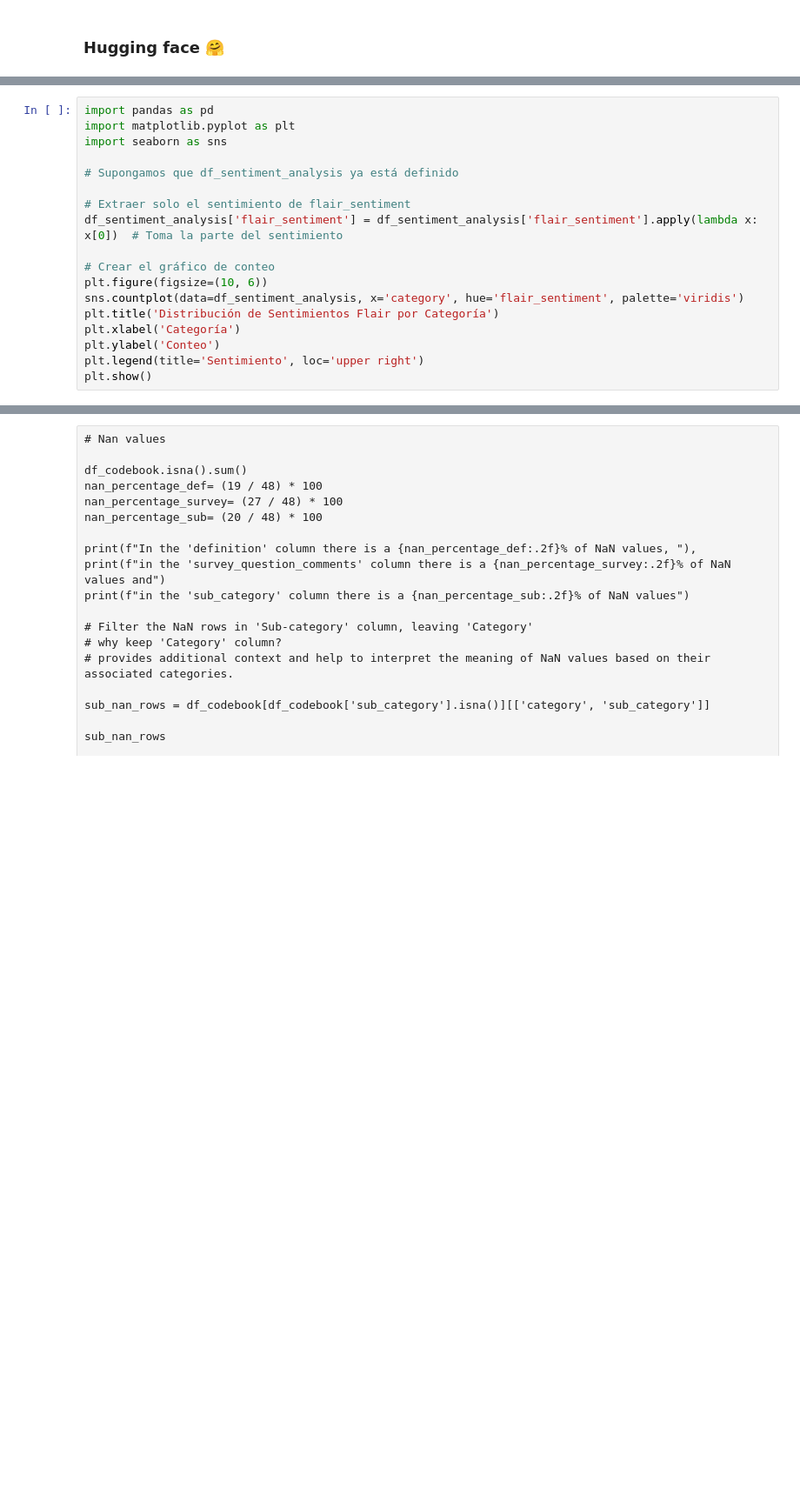
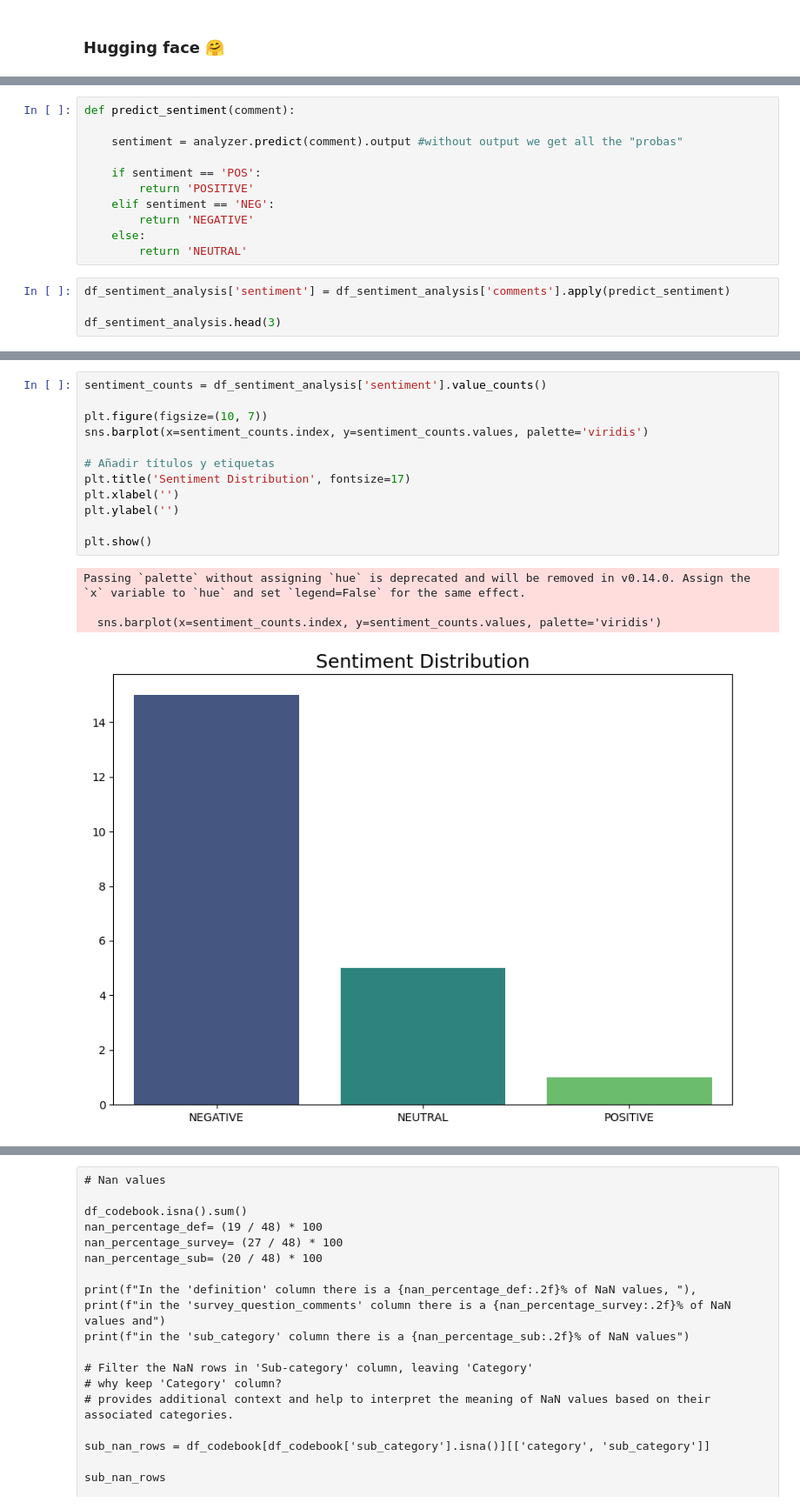
Before and after one commit to celefigs/EDA_Feminism_Influencers_Spain, a Jupyter notebook: Codebook_dataset.ipynb, the cells around one changed output, grey strips where cells are left out. Shown at 87% size. Drawn from its saved outputs; the diff is of its cells as text; blank space fills up the shorter version.

```diff
--- a/Codebook_dataset.ipynb
+++ b/Codebook_dataset.ipynb
@@ -394,18 +355,0 @@ df_sentiment_analysis
-# %%
-import pandas as pd
-import matplotlib.pyplot as plt
-import seaborn as sns
-
-# Supongamos que df_sentiment_analysis ya está definido
-
-# Extraer solo el sentimiento de flair_sentiment
-df_sentiment_analysis['flair_sentiment'] = df_sentiment_analysis['flair_sentiment'].apply(lambda x: x[0])  # Toma la parte del sentimiento
-
-# Crear el gráfico de conteo
-plt.figure(figsize=(10, 6))
-sns.countplot(data=df_sentiment_analysis, x='category', hue='flair_sentiment', palette='viridis')
-plt.title('Distribución de Sentimientos Flair por Categoría')
-plt.xlabel('Categoría')
-plt.ylabel('Conteo')
-plt.legend(title='Sentimiento', loc='upper right')
-plt.show()
@@ -439,0 +356,15 @@ print(df_sentiment_analysis[['flair_sentiment', 'hf_sentiment']])
+# %%
+def predict_sentiment(comment):
+
+    sentiment = analyzer.predict(comment).output #without output we get all the "probas"
+
+    if sentiment == 'POS':
+        return 'POSITIVE'
+    elif sentiment == 'NEG':
+        return 'NEGATIVE'
+    else:
+        return 'NEUTRAL'
+# %%
+df_sentiment_analysis['sentiment'] = df_sentiment_analysis['comments'].apply(predict_sentiment)
+
+df_sentiment_analysis.head(3)
@@ -439,0 +378,17 @@ print(df_sentiment_analysis[['flair_sentiment', 'hf_sentiment']])
+# %%
+sentiment_counts = df_sentiment_analysis['sentiment'].value_counts()
+
+plt.figure(figsize=(10, 7))
+sns.barplot(x=sentiment_counts.index, y=sentiment_counts.values, palette='viridis')
+
+# Añadir títulos y etiquetas
+plt.title('Sentiment Distribution', fontsize=17)
+plt.xlabel('')
+plt.ylabel('')
+
+plt.show()
+# %% [output]
+Passing `palette` without assigning `hue` is deprecated and will be removed in v0.14.0. Assign the `x` variable to `hue` and set `legend=False` for the same effect.
+
+  sns.barplot(x=sentiment_counts.index, y=sentiment_counts.values, palette='viridis')
+[figure, added]
```
Also changed, not shown: parts of 26 cells of this notebook, 1 other file.
